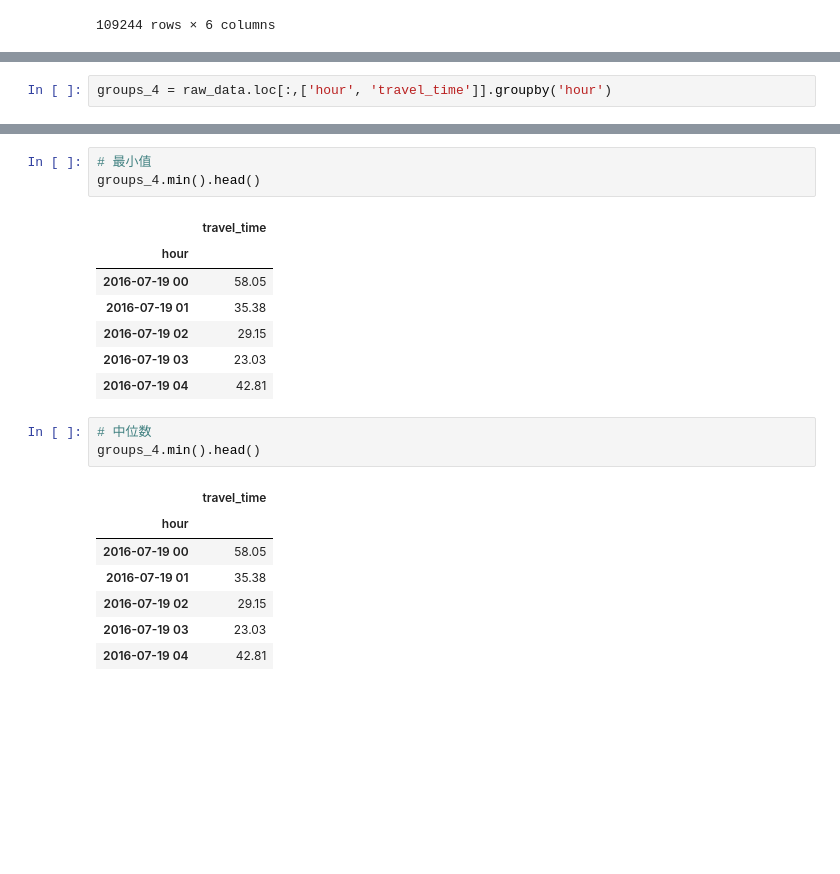
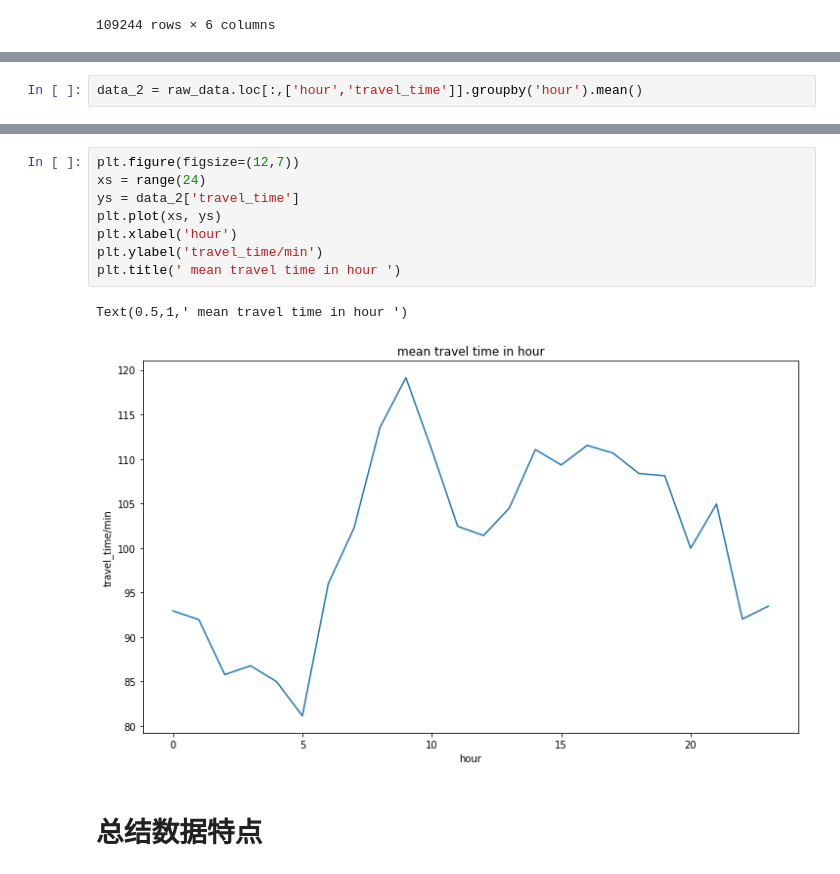
Before and after one commit to wwyf/way_to_datamining, a Jupyter notebook: 1-basic/source/task1.ipynb, the cells around one changed output, grey strips where cells are left out. Cells and saved outputs as stored; diff of their text form; blank space fills up the shorter version.

```diff
--- a/1-basic/source/task1.ipynb
+++ b/1-basic/source/task1.ipynb
@@ -305,2 +304,2 @@ raw_data['hour'] = raw_data.apply(lambda s : get_hour(s), axis=1)
 # %%
-groups_4 = raw_data.loc[:,['hour', 'travel_time']].groupby('hour')
+data_2 = raw_data.loc[:,['hour','travel_time']].groupby('hour').mean()
@@ -340,22 +306,13 @@ groups_4.max().head()
-# %%
-# 最小值
-groups_4.min().head()
-# %% [output]
-|  | travel_time |
-| hour |  |
-| 2016-07-19 00 | 58.05 |
-| 2016-07-19 01 | 35.38 |
-| 2016-07-19 02 | 29.15 |
-| 2016-07-19 03 | 23.03 |
-| 2016-07-19 04 | 42.81 |
-# %%
-# 中位数
-groups_4.min().head()
-# %% [output]
-|  | travel_time |
-| hour |  |
-| 2016-07-19 00 | 58.05 |
-| 2016-07-19 01 | 35.38 |
-| 2016-07-19 02 | 29.15 |
-| 2016-07-19 03 | 23.03 |
-| 2016-07-19 04 | 42.81 |
+# %%
+plt.figure(figsize=(12,7))
+xs = range(24)
+ys = data_2['travel_time']
+plt.plot(xs, ys)
+plt.xlabel('hour')
+plt.ylabel('travel_time/min')
+plt.title(' mean travel time in hour ')
+# %% [output]
+Text(0.5,1,' mean travel time in hour ')
+[figure, added]
+# %% [markdown]
+# 总结数据特点
```
Also changed, not shown: parts of 64 cells of this notebook, 9 other files.
